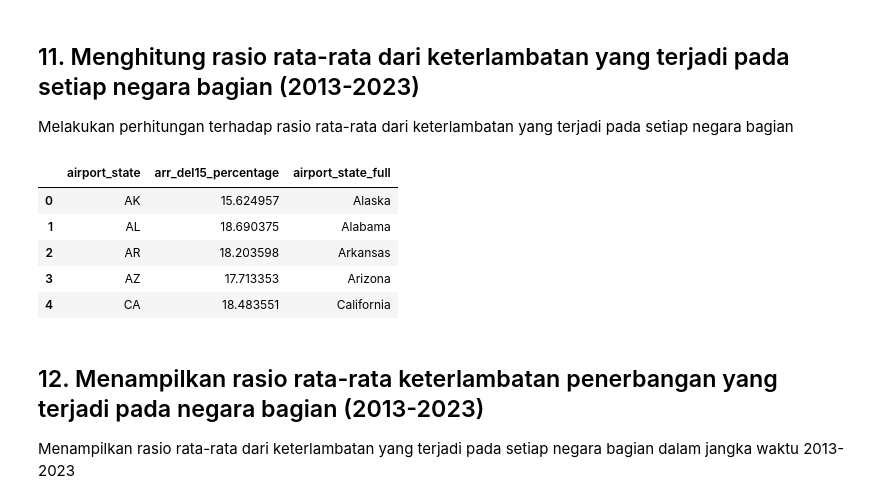
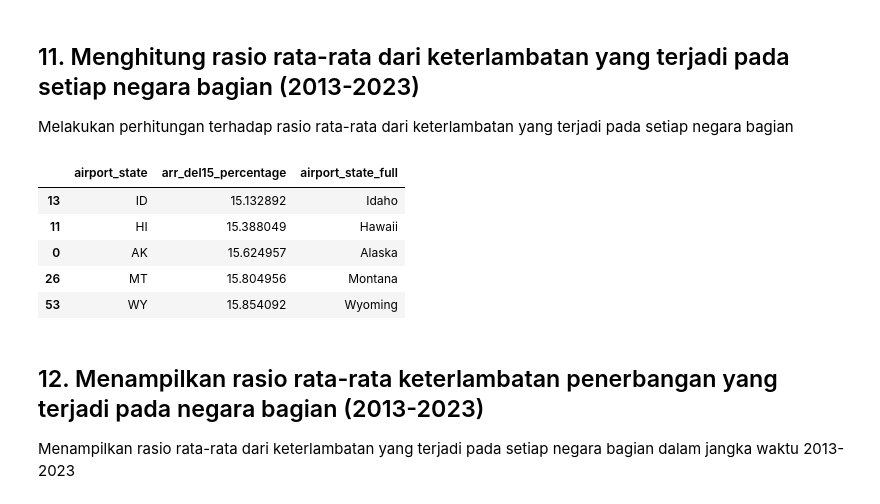
Before and after one commit to jasonrivalino/IF4061_StaticData_USAirlineDelay, a Jupyter notebook: airline_data_EDA.ipynb, the cells around one changed output. Cells and saved outputs as stored; diff of their text form; code cells hidden in the pictures.

```diff
--- a/airline_data_EDA.ipynb
+++ b/airline_data_EDA.ipynb
@@ -671,17 +671,22 @@ Melakukan perhitungan terhadap rasio rata-rata dari keterlambatan yang terjadi p
 # %%
 # Hitung rata-rata keterlambatan per state
 state_delay = airline_data.groupby('airport_state')['arr_del15_percentage'].mean().reset_index()
 
+# Ubah singkatan state ke nama lengkap (jika mapping tersedia)
 state_delay['airport_state_full'] = state_delay['airport_state'].map(state_abbrev_to_name)
 
+# Urutkan dari yang tertinggi
+state_delay = state_delay.sort_values(by='arr_del15_percentage', ascending=True)
+
+# Tampilkan 5 data teratas
 state_delay.head(5)
 # %% [output]
 |  | airport_state | arr_del15_percentage | airport_state_full |
+| 13 | ID | 15.132892 | Idaho |
+| 11 | HI | 15.388049 | Hawaii |
 | 0 | AK | 15.624957 | Alaska |
-| 1 | AL | 18.690375 | Alabama |
-| 2 | AR | 18.203598 | Arkansas |
-| 3 | AZ | 17.713353 | Arizona |
-| 4 | CA | 18.483551 | California |
+| 26 | MT | 15.804956 | Montana |
+| 53 | WY | 15.854092 | Wyoming |
 # %% [markdown]
 ## 12. Menampilkan rasio rata-rata keterlambatan penerbangan yang terjadi pada negara bagian (2013-2023)
 Menampilkan rasio rata-rata dari keterlambatan yang terjadi pada setiap negara bagian dalam jangka waktu 2013-2023
```
Also changed, not shown: parts of 6 cells of this notebook.
